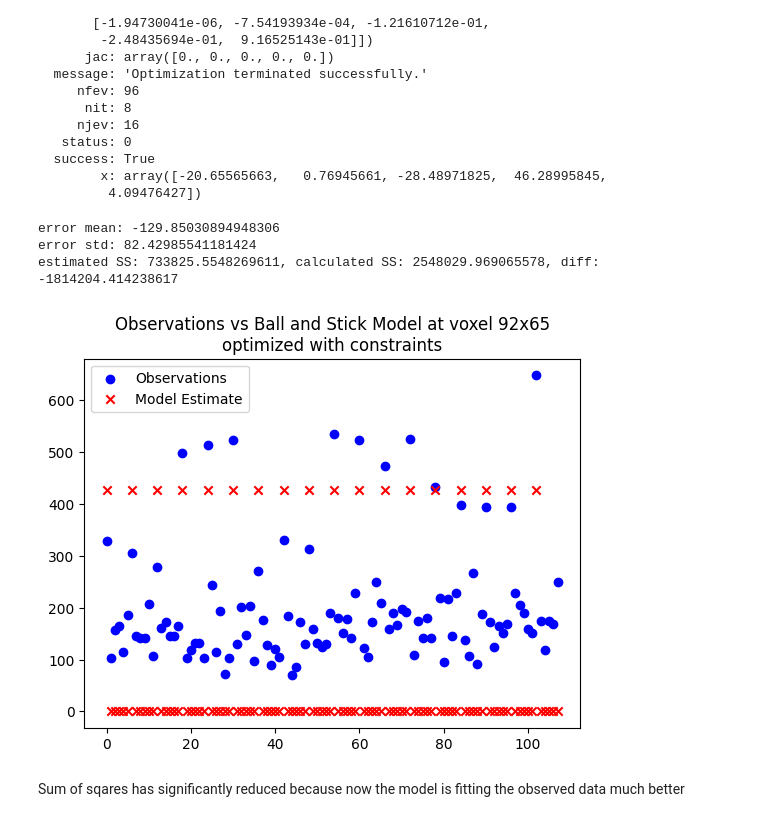
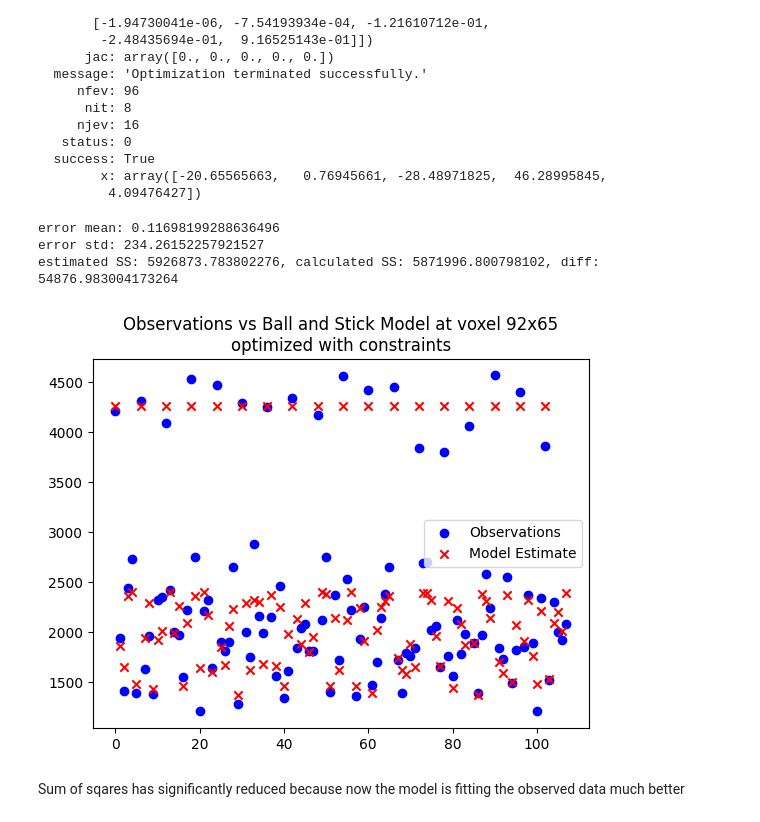
Before and after one commit to fclarke1/modelling-bio-imaging-comp0118, a Jupyter notebook: assignment_1/q1_1.ipynb, the cells around one changed output. Cells and saved outputs as stored; diff of their text form; code cells hidden in the pictures.

```diff
--- a/assignment_1/q1_1.ipynb
+++ b/assignment_1/q1_1.ipynb
@@ -352,33 +352,33 @@ results
 # %%
 # Use the fitted parameters to get estimated values
 #A_est = ball_stick(transform(results['x']))
 #A_exact = np.squeeze(dwis[:,91,64,71])
 A_est = ball_stick(transform(results['x']))
-A_exact = np.squeeze(dwis[:,14,63,71])
+A_exact = np.squeeze(dwis[:,91,64,71])
 
 # Find the mean and std of the errors
 error_dist = stats.describe(A_est - A_exact)
 error_mean = error_dist[2]
 error_var = error_dist[3]
 print(f"error mean: {error_mean}")
 print(f"error std: {np.sqrt(error_var)}")
 
 # Use the standard deviation to calculate the estimated Sum of Squares diff
 ss_est = 108 * error_var
 ss_exact = results['fun']
 print(f"estimated SS: {ss_est}, calculated SS: {ss_exact}, diff: {ss_est - ss_exact}")
 
 # Create grid of subplots to compare
 plt.scatter(np.arange(108), A_exact, marker='o', color='b', label='Observations')
 plt.scatter(np.arange(108), A_est, marker='x', color='r', label='Model Estimate')
 plt.legend()
 plt.title('Observations vs Ball and Stick Model at voxel 92x65\noptimized with constraints')
 plt.show()
 # %% [output]
-error mean: -129.85030894948306
-error std: 82.42985541181424
-estimated SS: 733825.5548269611, calculated SS: 2548029.969065578, diff: -1814204.414238617
+error mean: 0.11698199288636496
+error std: 234.26152257921527
+estimated SS: 5926873.783802276, calculated SS: 5871996.800798102, diff: 54876.983004173264
-[figure, old version]
+[figure, new version]
 # %% [markdown]
 Sum of sqares has significantly reduced because now the model is fitting the observed data much better
 # %% [markdown]
```
Also changed, not shown: parts of 3 cells of this notebook.
